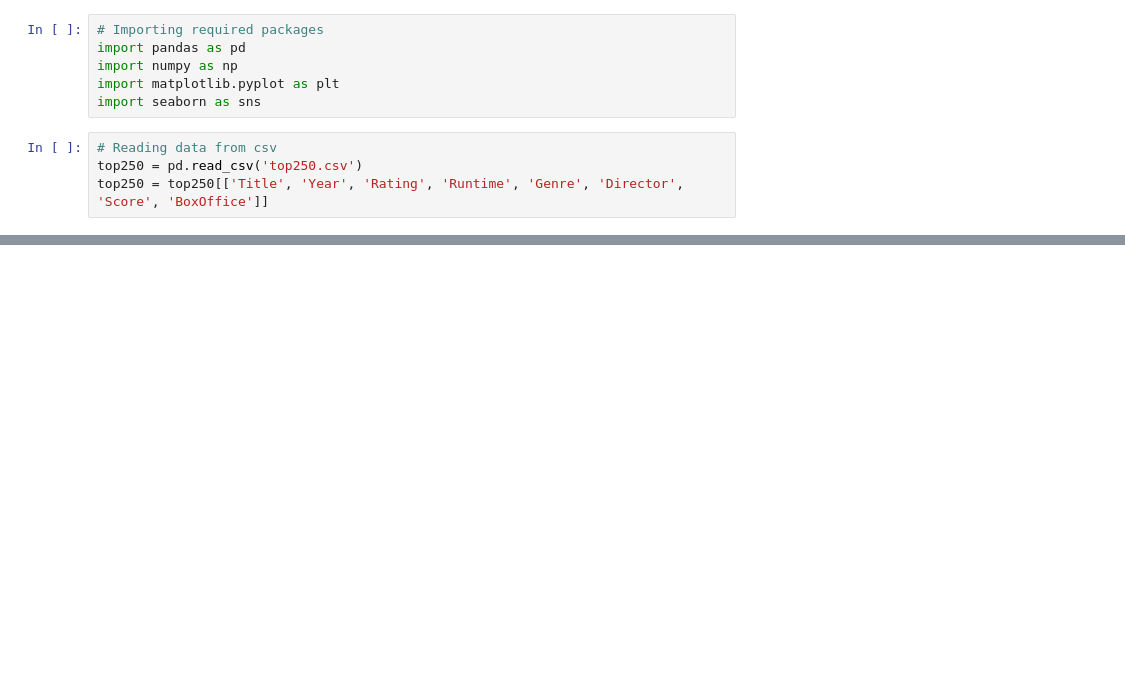
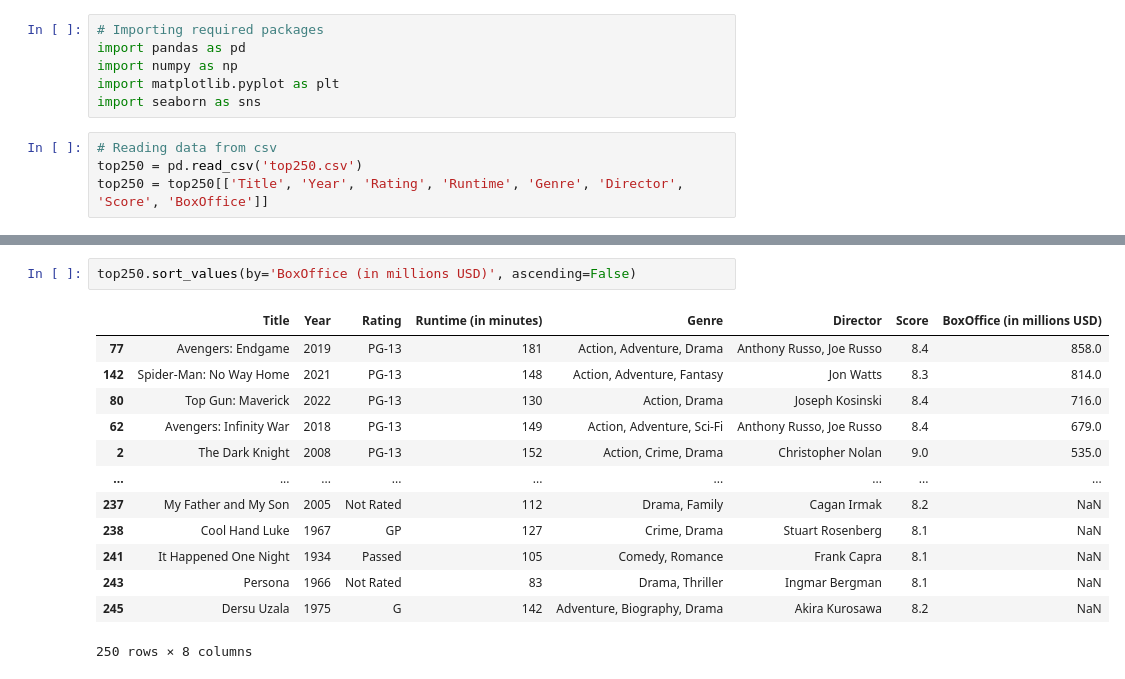
Before and after one commit to tdmarkham00/imdb-top250, a Jupyter notebook: EDA.ipynb, the cells around one changed output, grey strips where cells are left out. Drawn from its saved outputs; the diff is of its cells as text; blank space fills up the shorter version.

```diff
--- a/EDA.ipynb
+++ b/EDA.ipynb
@@ -48,0 +58,16 @@ top250[top250.duplicated()]
+# %%
+top250.sort_values(by='BoxOffice (in millions USD)', ascending=False)
+# %% [output]
+|  | Title | Year | Rating | Runtime (in minutes) | Genre | Director | Score | BoxOffice (in millions USD) |
+| 77 | Avengers: Endgame | 2019 | PG-13 | 181 | Action, Adventure, Drama | Anthony Russo, Joe Russo | 8.4 | 858.0 |
+| 142 | Spider-Man: No Way Home | 2021 | PG-13 | 148 | Action, Adventure, Fantasy | Jon Watts | 8.3 | 814.0 |
+| 80 | Top Gun: Maverick | 2022 | PG-13 | 130 | Action, Drama | Joseph Kosinski | 8.4 | 716.0 |
+| 62 | Avengers: Infinity War | 2018 | PG-13 | 149 | Action, Adventure, Sci-Fi | Anthony Russo, Joe Russo | 8.4 | 679.0 |
+| 2 | The Dark Knight | 2008 | PG-13 | 152 | Action, Crime, Drama | Christopher Nolan | 9.0 | 535.0 |
+| ... | ... | ... | ... | ... | ... | ... | ... | ... |
+| 237 | My Father and My Son | 2005 | Not Rated | 112 | Drama, Family | Cagan Irmak | 8.2 | NaN |
+| 238 | Cool Hand Luke | 1967 | GP | 127 | Crime, Drama | Stuart Rosenberg | 8.1 | NaN |
+| 241 | It Happened One Night | 1934 | Passed | 105 | Comedy, Romance | Frank Capra | 8.1 | NaN |
+| 243 | Persona | 1966 | Not Rated | 83 | Drama, Thriller | Ingmar Bergman | 8.1 | NaN |
+| 245 | Dersu Uzala | 1975 | G | 142 | Adventure, Biography, Drama | Akira Kurosawa | 8.2 | NaN |
+250 rows × 8 columns
```
Also changed, not shown: parts of 7 cells of this notebook.
